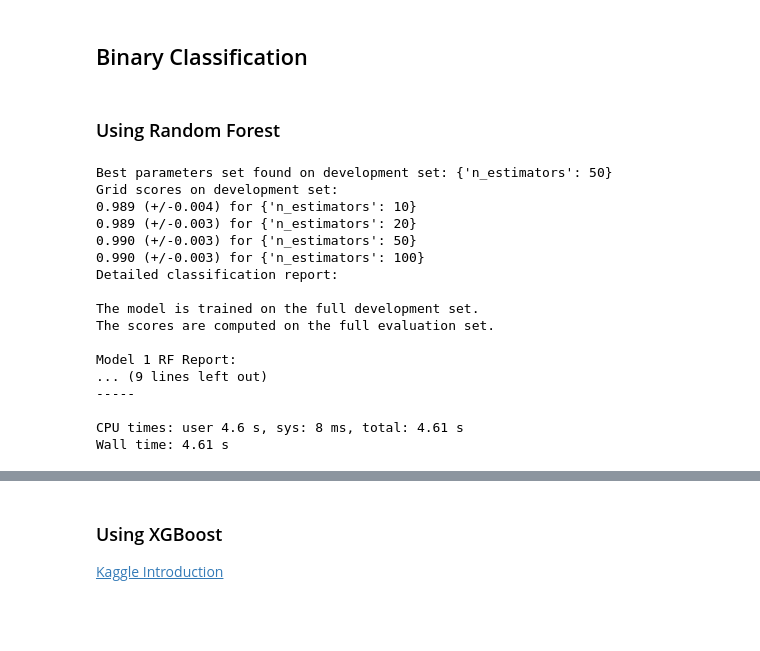
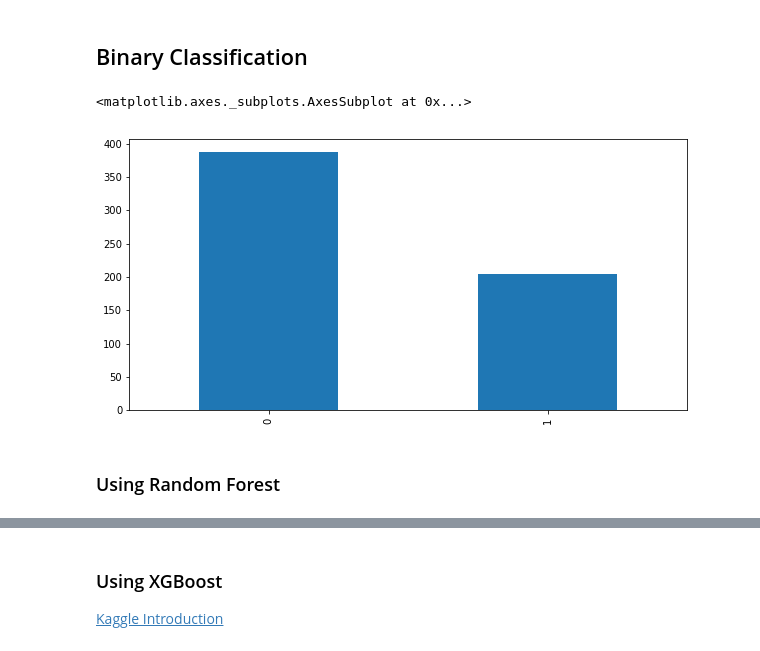
Before and after one commit to JerelynCo/RefactoringXGBoost, a Jupyter notebook: ProcProdRefRecommendation.ipynb, the cells around one changed output, grey strips where cells are left out. Drawn from its saved outputs; the diff is of its cells as text; code cells hidden in the pictures; blank space fills up the shorter version.

```diff
--- a/ProcProdRefRecommendation.ipynb
+++ b/ProcProdRefRecommendation.ipynb
@@ -60,0 +105,5 @@ def metrics_report(true, pred):
+# %%
+ant_dir = "data/raw/badsmells/data/apache-ant/apache-ant/"
+xerces_dir = "data/raw/badsmells/data/apache-ant/xerces-j/"
+
+ddata_dir = "data/transformed/"
@@ -61,3 +129,8 @@ def metrics_report(true, pred):
 # %% [markdown]
 ## Binary Classification
+# %%
+data_df_csf["w_ref"].value_counts().plot(kind="bar")
+# %% [output]
+<matplotlib.axes._subplots.AxesSubplot at 0x...>
+[figure, added]
 # %%
@@ -65,43 +139,3 @@ X, y = get_inputs(data_df_csf, metrics)
 X_train, X_test, y_train, y_test = train_test_split(X, y, test_size=TEST_SIZE, random_state=RAND_STATE)
 # %% [markdown]
 ### Using Random Forest
-# %%
-tuned_parameters = [{'n_estimators': [10, 20, 50, 100]}]
-cv = 5
-def RF(X_train, y_train, X_test, y_test, tuning_params, cv):
-    clf_rf = GridSearchCV(RandomForestClassifier(), tuning_params, cv=cv)
-    clf_rf.fit(X_train, y_train)
-
-    print("Best parameters set found on development set: {}".format(clf_rf.best_params_))
-    print("Grid scores on development set:")
-    means = clf_rf.cv_results_['mean_test_score']
-    stds = clf_rf.cv_results_['std_test_score']
-    for mean, std, params in zip(means, stds, clf_rf.cv_results_['params']):
-        print("%0.3f (+/-%0.03f) for %r"
-              % (mean, std * 2, params))
-
-    print("Detailed classification report:\n")
-    print("The model is trained on the full development set.")
-    print("The scores are computed on the full evaluation set.\n")
-    y_true, y_pred = y_test, clf_rf.predict(X_test)
-    metrics_report(1, "RF", y_test, y_pred)
-
-    return y_true, y_pred
-# %% [output]
-Best parameters set found on development set: {'n_estimators': 50}
-Grid scores on development set:
-0.989 (+/-0.004) for {'n_estimators': 10}
-0.989 (+/-0.003) for {'n_estimators': 20}
-0.990 (+/-0.003) for {'n_estimators': 50}
-0.990 (+/-0.003) for {'n_estimators': 100}
-Detailed classification report:
-
-The model is trained on the full development set.
-The scores are computed on the full evaluation set.
-
-Model 1 RF Report:
-... (9 lines left out)
------
-
-CPU times: user 4.6 s, sys: 8 ms, total: 4.61 s
-Wall time: 4.61 s
```
Also changed, not shown: parts of 41 cells of this notebook, 1 other file.
